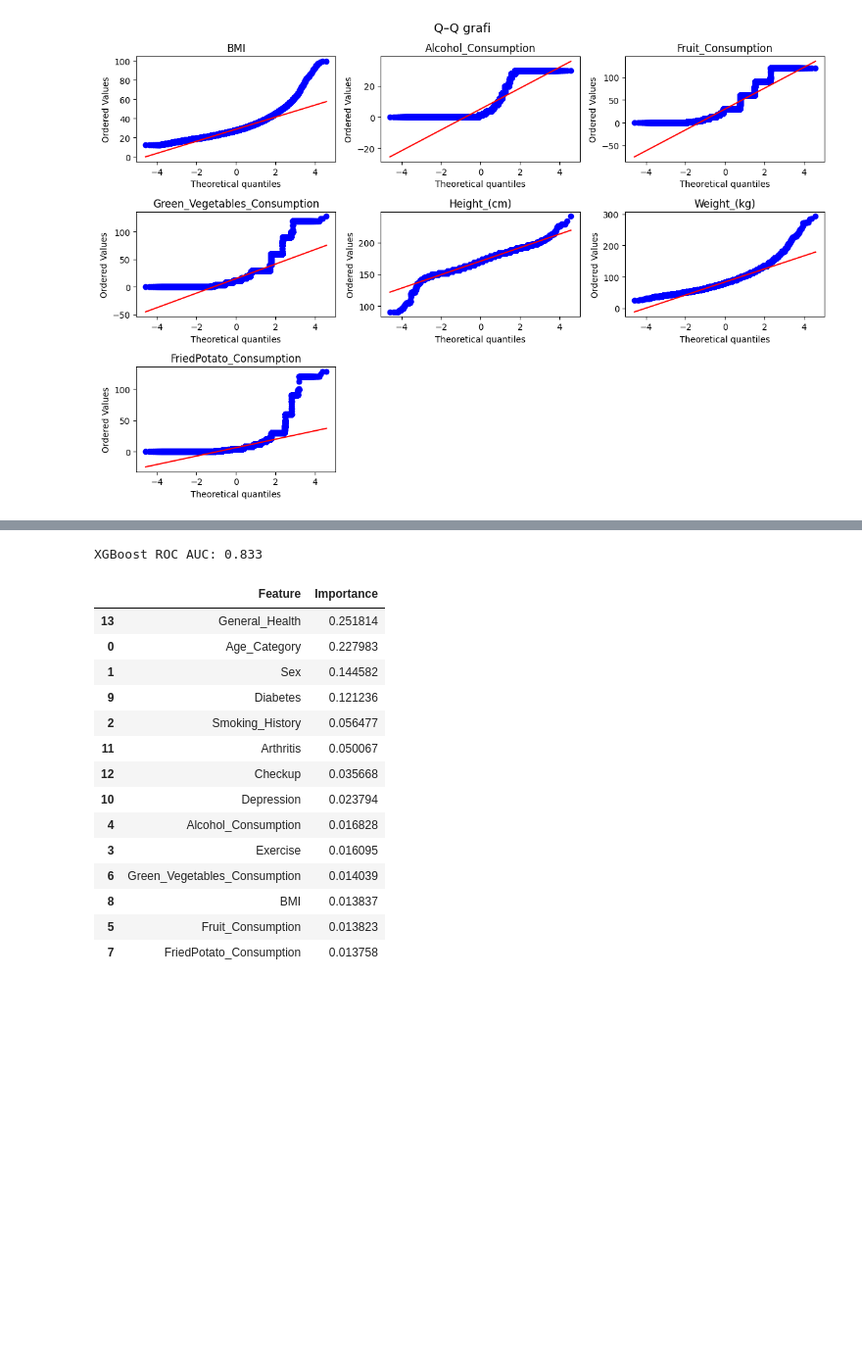
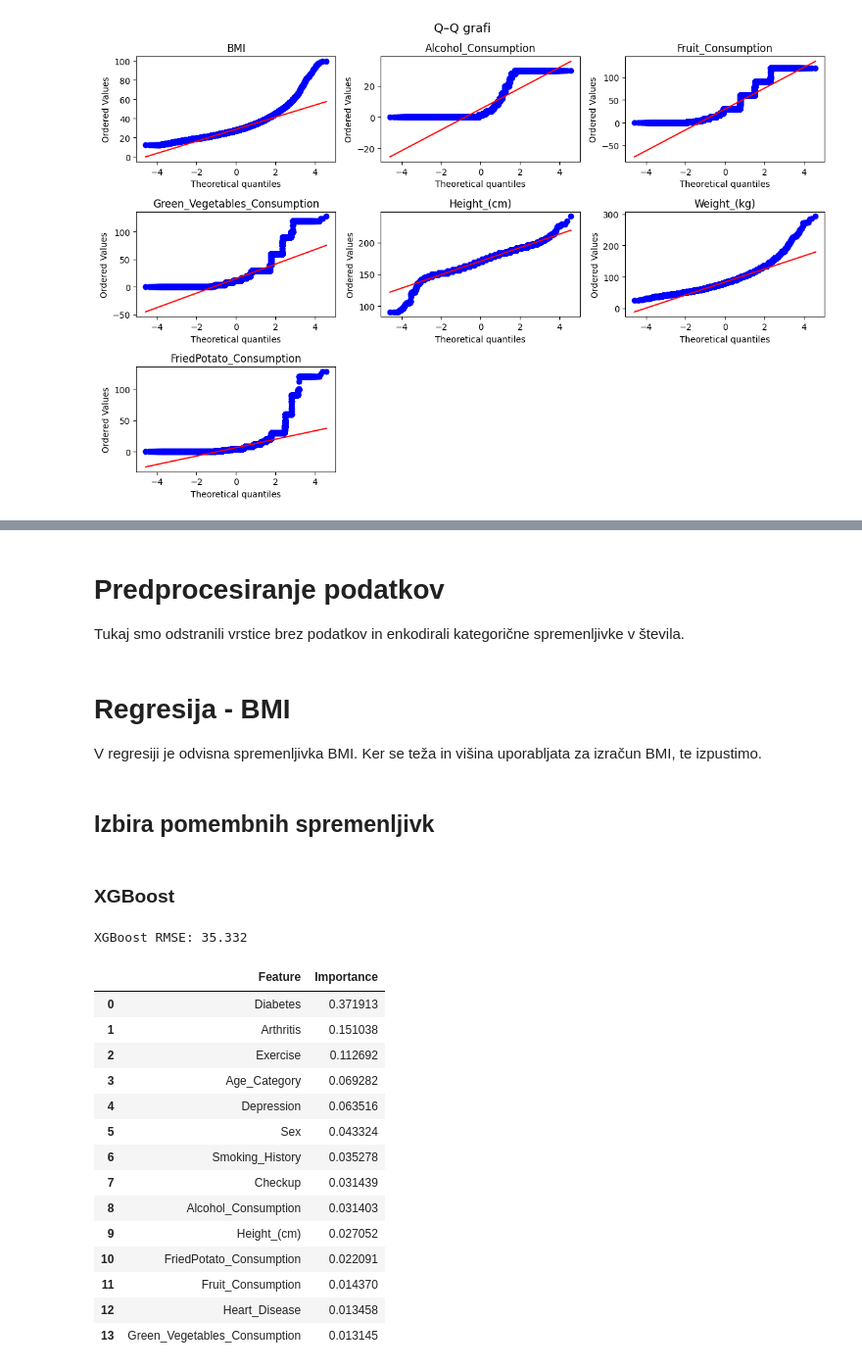
Before and after one commit to kris71028/Seminarska-naloga-VUI, a Jupyter notebook: regression.ipynb, the cells around one changed output, grey strips where cells are left out. Shown at 98% size. Saved outputs shown, nothing was run; the diff lists cells and outputs as text; code cells hidden in the pictures; blank space fills up the shorter version.

```diff
--- a/regression.ipynb
+++ b/regression.ipynb
@@ -58,0 +62,3 @@ summary_df
+# %% [markdown]
+# Predprocesiranje podatkov
+Tukaj smo odstranili vrstice brez podatkov in enkodirali kategorične spremenljivke v števila.
@@ -59,21 +67,28 @@ summary_df
+# %% [markdown]
+# Regresija - BMI
+V regresiji je odvisna spremenljivka BMI. Ker se teža in višina uporabljata za izračun BMI, te izpustimo.
+# %% [markdown]
+## Izbira pomembnih spremenljivk
+# %% [markdown]
+### XGBoost
 # %%
-xgb_model, xgb_importance_df, auc = run_xgboost(df)
-print(f"XGBoost ROC AUC: {auc:.3f}")
+xgb_model, xgb_importance_df, rmse, r2 = run_xgboost(df)
+print(f"XGBoost RMSE: {rmse:.3f}")
 xgb_importance_df
 # %% [output]
-XGBoost ROC AUC: 0.833
+XGBoost RMSE: 35.332
 |  | Feature | Importance |
-| 13 | General_Health | 0.251814 |
-| 0 | Age_Category | 0.227983 |
-| 1 | Sex | 0.144582 |
-| 9 | Diabetes | 0.121236 |
-| 2 | Smoking_History | 0.056477 |
-| 11 | Arthritis | 0.050067 |
-| 12 | Checkup | 0.035668 |
-| 10 | Depression | 0.023794 |
-| 4 | Alcohol_Consumption | 0.016828 |
-| 3 | Exercise | 0.016095 |
-| 6 | Green_Vegetables_Consumption | 0.014039 |
-| 8 | BMI | 0.013837 |
-| 5 | Fruit_Consumption | 0.013823 |
-| 7 | FriedPotato_Consumption | 0.013758 |
+| 0 | Diabetes | 0.371913 |
+| 1 | Arthritis | 0.151038 |
+| 2 | Exercise | 0.112692 |
+| 3 | Age_Category | 0.069282 |
+| 4 | Depression | 0.063516 |
+| 5 | Sex | 0.043324 |
+| 6 | Smoking_History | 0.035278 |
+| 7 | Checkup | 0.031439 |
+| 8 | Alcohol_Consumption | 0.031403 |
+| 9 | Height_(cm) | 0.027052 |
+| 10 | FriedPotato_Consumption | 0.022091 |
+| 11 | Fruit_Consumption | 0.014370 |
+| 12 | Heart_Disease | 0.013458 |
+| 13 | Green_Vegetables_Consumption | 0.013145 |
```
Also changed, not shown: parts of 16 cells of this notebook, 1 other file.
